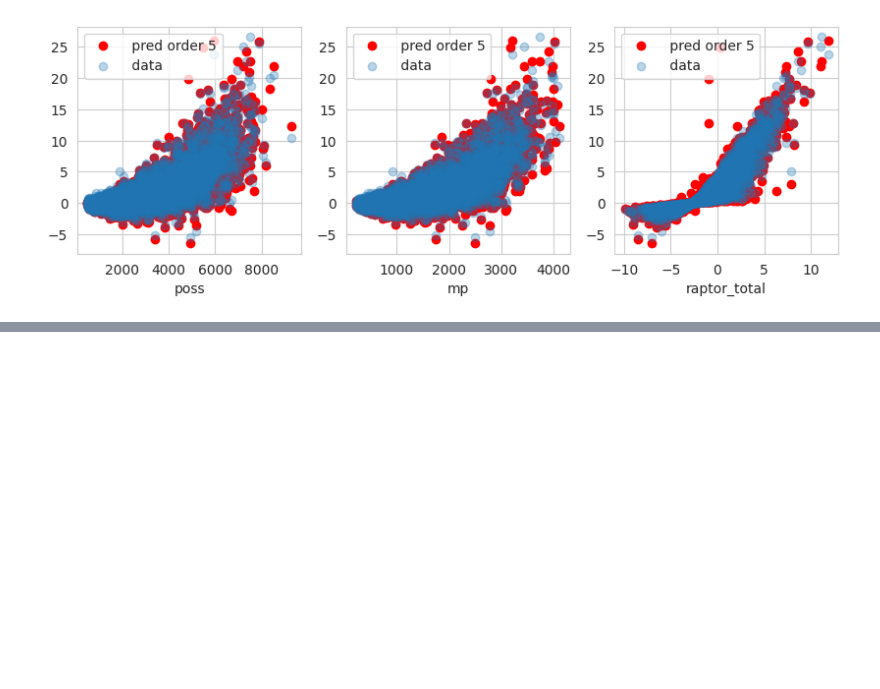
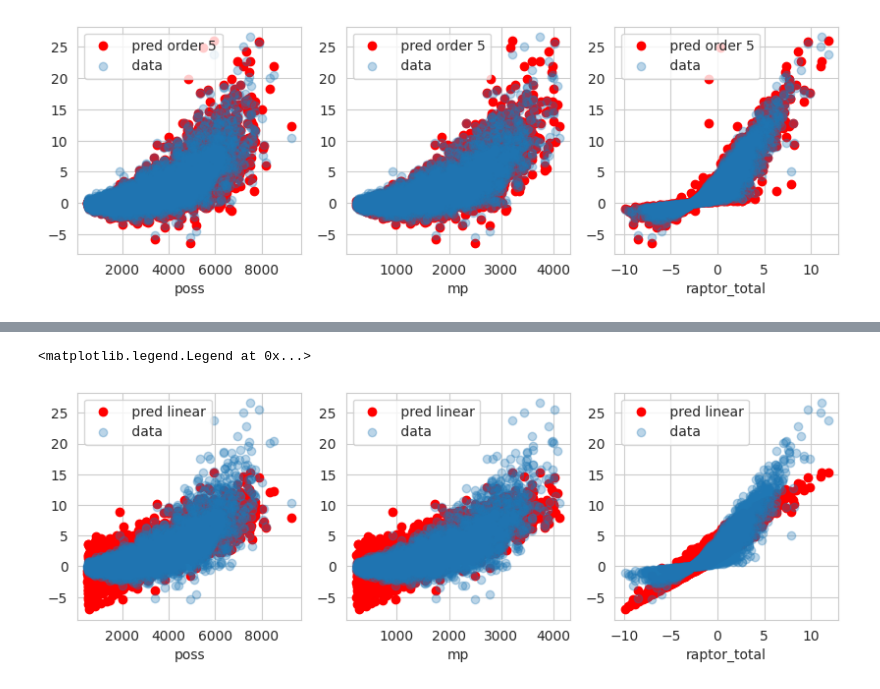
Before and after one commit to LucasPancotto/NBA-kaggle-challenge, a Jupyter notebook: polynomial_model.ipynb, the cells around one changed output, grey strips where cells are left out. Cells and saved outputs as stored; diff of their text form; code cells hidden in the pictures; blank space fills up the shorter version.

```diff
--- a/polynomial_model.ipynb
+++ b/polynomial_model.ipynb
@@ -130,0 +194,26 @@ for order in [2,3,4,5]:
+# %%
+f,axs = plt.subplots(ncols = 3 , figsize = (10,3))
+linear_model = LinearRegression()
+linear_model.fit(X_train, y_train)
+y_pred = linear_model.predict(X_test)
+axs[0].scatter(X_test['poss'] , y_pred , label = f' pred linear', color = 'r')
+axs[0].set_xlabel('poss')
+axs[1].scatter(X_test['mp'] , y_pred , label = f' pred linear', color = 'r')
+axs[1].set_xlabel('mp')
+axs[2].scatter(X_test['raptor_total'] , y_pred , label = f' pred linear', color = 'r')
+axs[2].set_xlabel('raptor_total')
+
+axs[0].scatter(X_test['poss'] , y_test , label = ' data' , alpha = 0.3)
+
+axs[1].scatter(X_test['mp'] , y_test , label = ' data' , alpha = 0.3)
+
+axs[2].scatter(X_test['raptor_total'] , y_test , label = ' data' , alpha = 0.3)
+axs[0].legend()
+axs[1].legend()
+axs[2].legend()
+
+# the results are reasonable, but trying to filter data so as to compensate overfitting in nonlinear models
+# would be the way to go
+# %% [output]
+<matplotlib.legend.Legend at 0x...>
+[figure, added]
```
Also changed, not shown: parts of 3 cells of this notebook, 3 other files.
